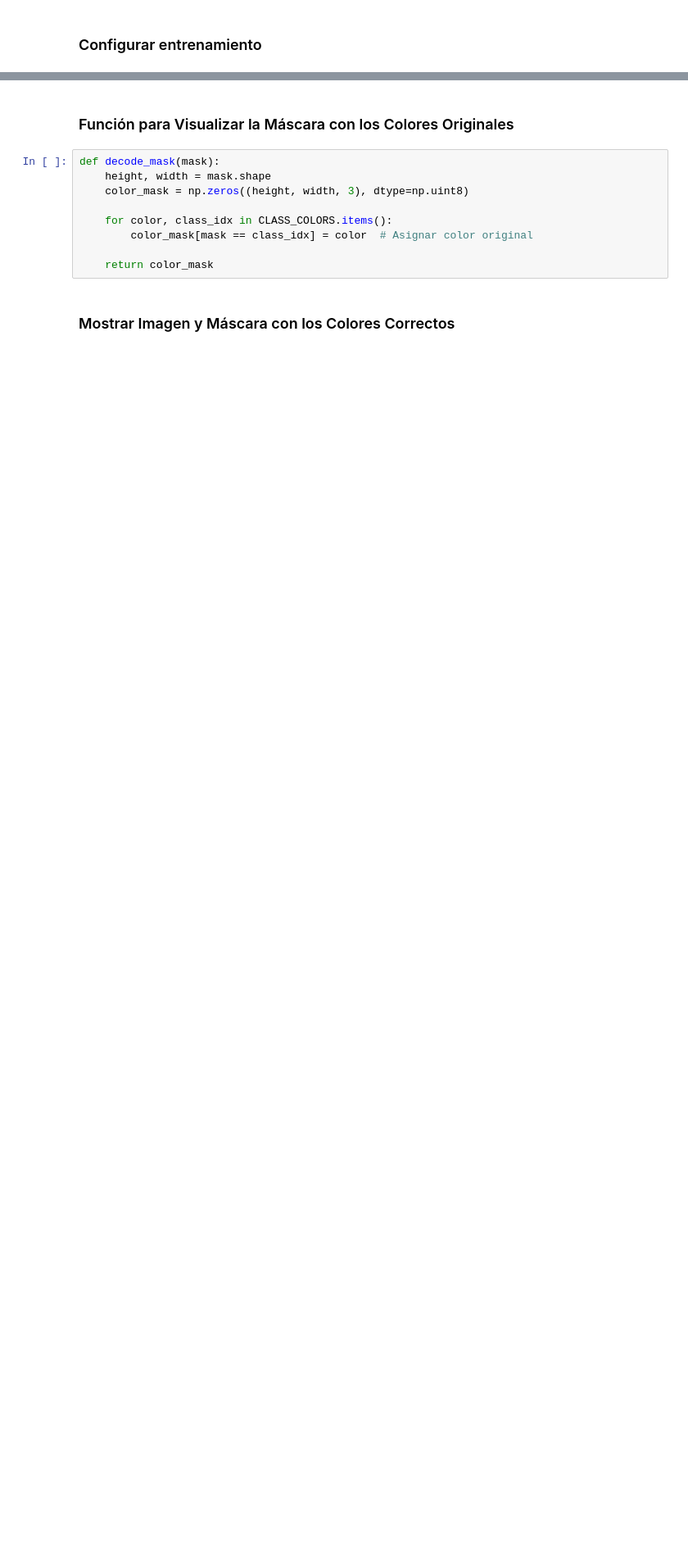
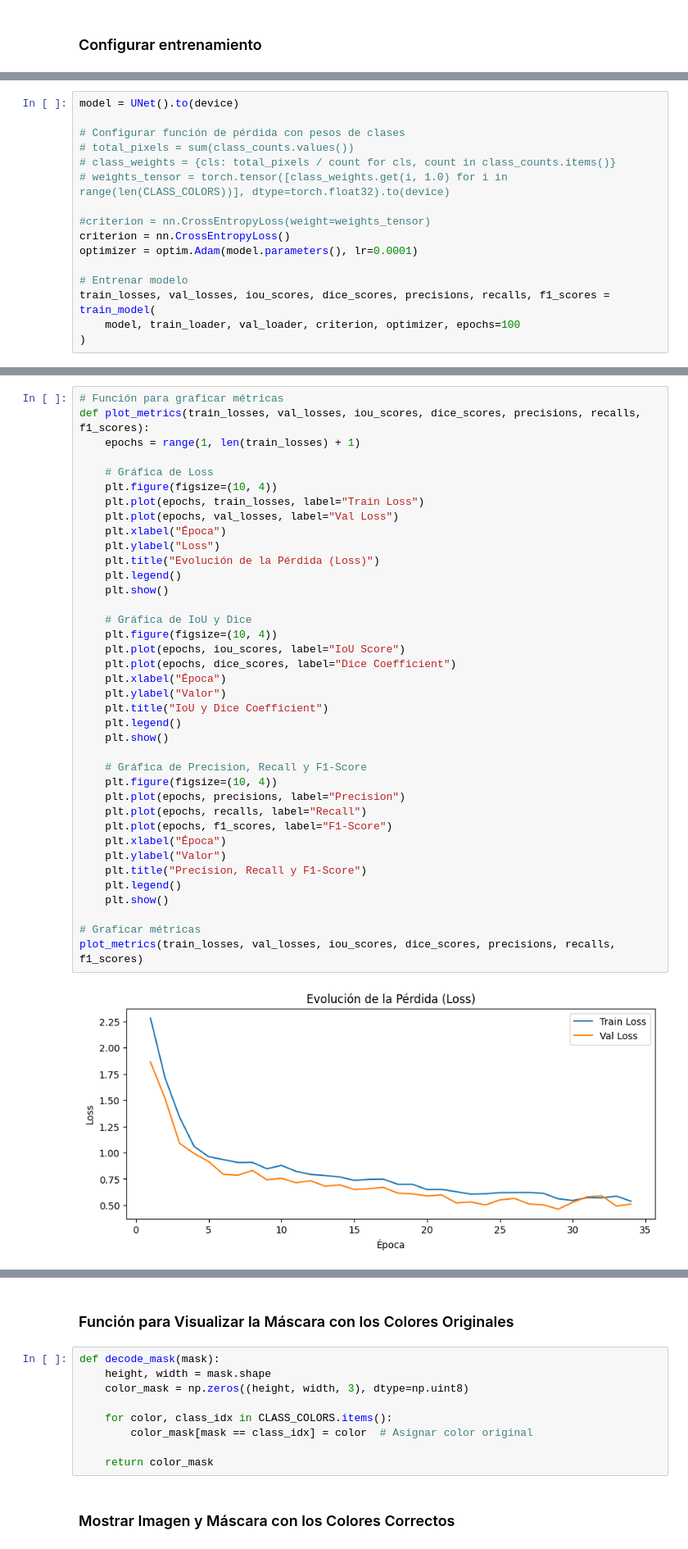
Before and after one commit to Josemgallegos/semantic-segmentation, a Jupyter notebook: notebook/training_unet2.ipynb, the cells around one changed output, grey strips where cells are left out. Shown at 82% size. Cells and saved outputs as stored; diff of their text form; blank space fills up the shorter version.

```diff
--- a/notebook/training_unet2.ipynb
+++ b/notebook/training_unet2.ipynb
@@ -315,0 +394,16 @@ Epoch 20/30 | Train Loss: 0.8290 | Val Loss: 1.0626
+# %%
+model = UNet().to(device)
+
+# Configurar función de pérdida con pesos de clases
+# total_pixels = sum(class_counts.values())
+# class_weights = {cls: total_pixels / count for cls, count in class_counts.items()}
+# weights_tensor = torch.tensor([class_weights.get(i, 1.0) for i in range(len(CLASS_COLORS))], dtype=torch.float32).to(device)
+
+#criterion = nn.CrossEntropyLoss(weight=weights_tensor)
+criterion = nn.CrossEntropyLoss()
+optimizer = optim.Adam(model.parameters(), lr=0.0001)
+
+# Entrenar modelo
+train_losses, val_losses, iou_scores, dice_scores, precisions, recalls, f1_scores = train_model(
+    model, train_loader, val_loader, criterion, optimizer, epochs=100
+)
@@ -315,0 +490,40 @@ Epoch 20/30 | Train Loss: 0.8290 | Val Loss: 1.0626
+# %%
+# Función para graficar métricas
+def plot_metrics(train_losses, val_losses, iou_scores, dice_scores, precisions, recalls, f1_scores):
+    epochs = range(1, len(train_losses) + 1)
+
+    # Gráfica de Loss
+    plt.figure(figsize=(10, 4))
+    plt.plot(epochs, train_losses, label="Train Loss")
+    plt.plot(epochs, val_losses, label="Val Loss")
+    plt.xlabel("Época")
+    plt.ylabel("Loss")
+    plt.title("Evolución de la Pérdida (Loss)")
+    plt.legend()
+    plt.show()
+
+    # Gráfica de IoU y Dice
+    plt.figure(figsize=(10, 4))
+    plt.plot(epochs, iou_scores, label="IoU Score")
+    plt.plot(epochs, dice_scores, label="Dice Coefficient")
+    plt.xlabel("Época")
+    plt.ylabel("Valor")
+    plt.title("IoU y Dice Coefficient")
+    plt.legend()
+    plt.show()
+
+    # Gráfica de Precision, Recall y F1-Score
+    plt.figure(figsize=(10, 4))
+    plt.plot(epochs, precisions, label="Precision")
+    plt.plot(epochs, recalls, label="Recall")
+    plt.plot(epochs, f1_scores, label="F1-Score")
+    plt.xlabel("Época")
+    plt.ylabel("Valor")
+    plt.title("Precision, Recall y F1-Score")
+    plt.legend()
+    plt.show()
+
+# Graficar métricas
+plot_metrics(train_losses, val_losses, iou_scores, dice_scores, precisions, recalls, f1_scores)
+# %% [output]
+[figure, added]
```
Also changed, not shown: parts of 30 cells of this notebook.
